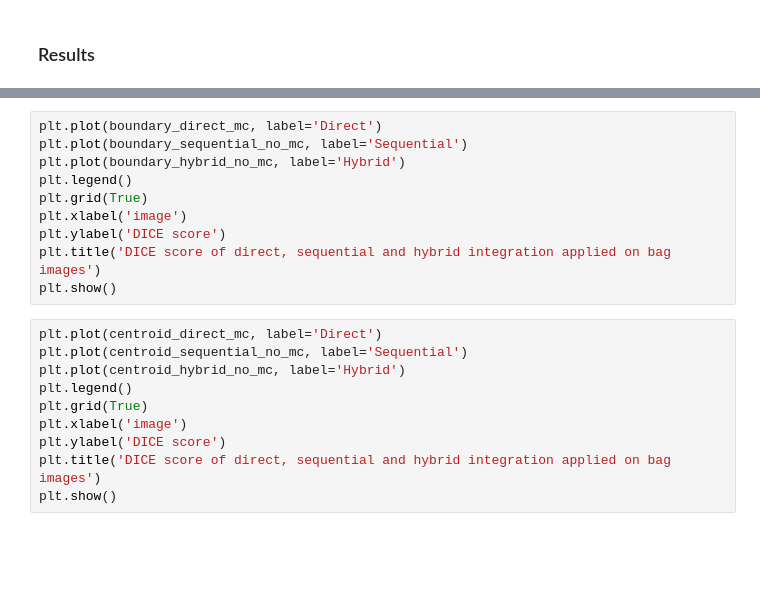
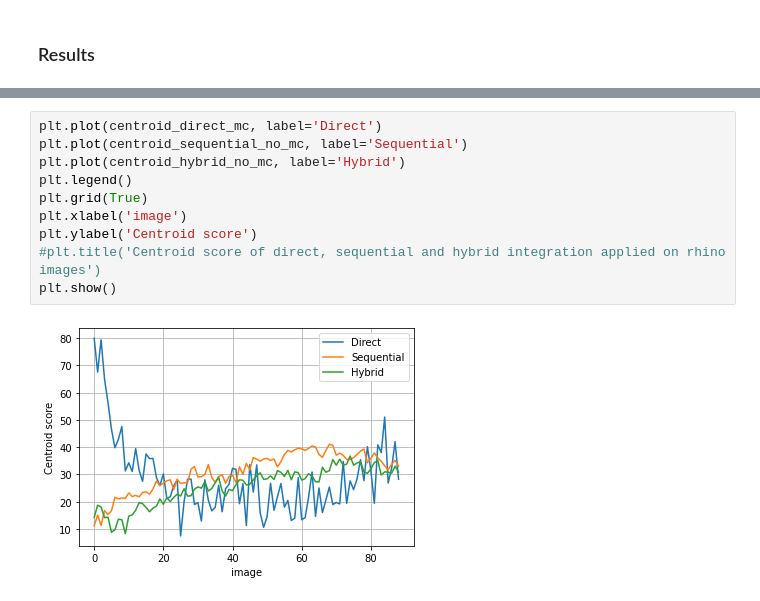
Before and after one commit to AkuBrains/compvisio_patchmatch, a Jupyter notebook: direct_vs_sequential_rhino.ipynb, the cells around one changed output, grey strips where cells are left out. Cells and saved outputs as stored; diff of their text form; blank space fills up the shorter version.

```diff
--- a/direct_vs_sequential_rhino.ipynb
+++ b/direct_vs_sequential_rhino.ipynb
@@ -182,20 +227,12 @@ plt.show()
 # %%
-plt.plot(boundary_direct_mc, label='Direct')
-plt.plot(boundary_sequential_no_mc, label='Sequential')
-plt.plot(boundary_hybrid_no_mc, label='Hybrid')
+plt.plot(centroid_direct_mc, label='Direct')
+plt.plot(centroid_sequential_no_mc, label='Sequential')
+plt.plot(centroid_hybrid_no_mc, label='Hybrid')
 plt.legend()
 plt.grid(True)
 plt.xlabel('image')
-plt.ylabel('DICE score')
-plt.title('DICE score of direct, sequential and hybrid integration applied on bag images')
+plt.ylabel('Centroid score')
+#plt.title('Centroid score of direct, sequential and hybrid integration applied on rhino images')
 plt.show()
+# %% [output]
+[figure, added]
-# %%
-plt.plot(centroid_direct_mc, label='Direct')
-plt.plot(centroid_sequential_no_mc, label='Sequential')
-plt.plot(centroid_hybrid_no_mc, label='Hybrid')
-plt.legend()
-plt.grid(True)
-plt.xlabel('image')
-plt.ylabel('DICE score')
-plt.title('DICE score of direct, sequential and hybrid integration applied on bag images')
-plt.show()
```
Also changed, not shown: parts of 12 cells of this notebook, 1 other file.
